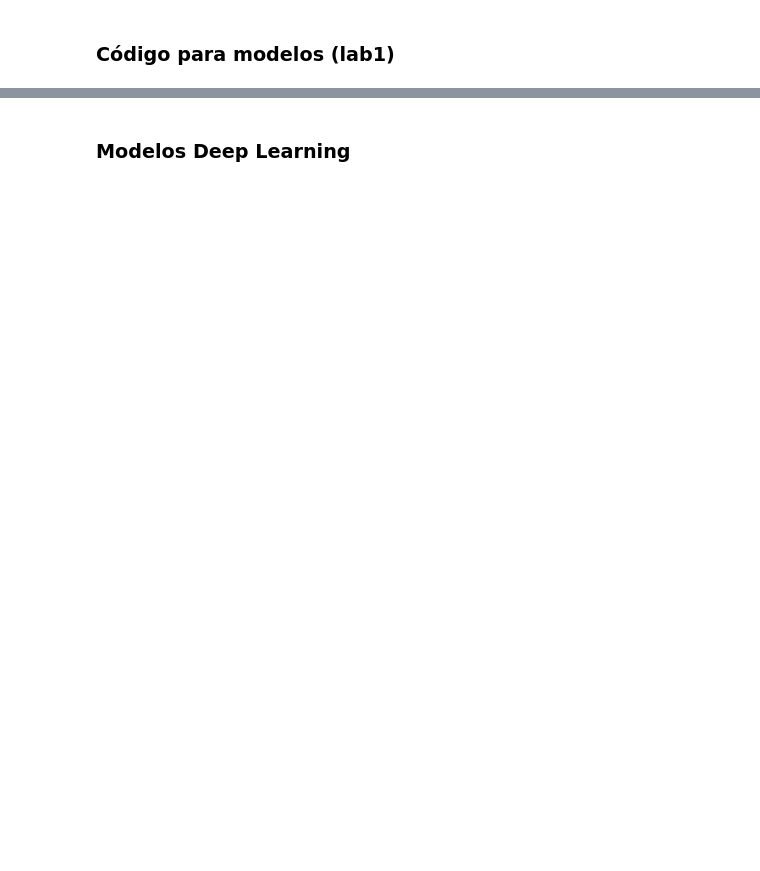
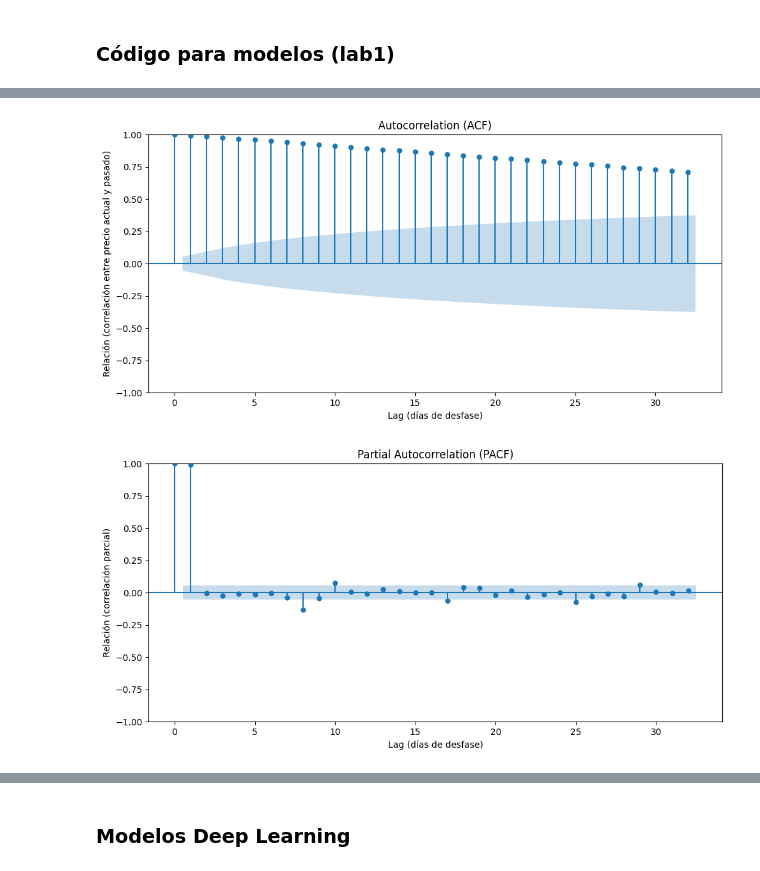
Before and after one commit to JosueSay/labs-ds, a Jupyter notebook: lab2/lab2.ipynb, the cells around one changed output, grey strips where cells are left out. Drawn from its saved outputs; the diff is of its cells as text; code cells hidden in the pictures; blank space fills up the shorter version.

```diff
--- a/lab2/lab2.ipynb
+++ b/lab2/lab2.ipynb
@@ -94,9 +136,44 @@ def decomposeSeries(series):
 # %%
-def plotAutocorrelations(series):
-    plot_acf(series)
+def plotAutocorrelations(series,
+                         title_acf="Autocorrelation (ACF)",
+                         title_pacf="Partial Autocorrelation (PACF)",
+                         figsize=(10,5),
+                         save=False,
+                         path_acf=None,
+                         path_pacf=None):
+
+    # Gráfico ACF
+    plt.figure(figsize=figsize)
+    ax_acf = plt.gca()
+    plot_acf(series, ax=ax_acf)
+    plt.title(title_acf)
+    plt.xlabel("Lag (días de desfase)")
+    plt.ylabel("Relación (correlación entre precio actual y pasado)")
     plt.tight_layout()
+    if save and path_acf:
+        plt.savefig(path_acf)
     plt.show()
-    plot_pacf(series)
+
+    # Gráfico PACF
+    plt.figure(figsize=figsize)
+    ax_pacf = plt.gca()
+    plot_pacf(series, ax=ax_pacf)
+    plt.title(title_pacf)
+    plt.xlabel("Lag (días de desfase)")
+    plt.ylabel("Relación (correlación parcial)")
     plt.tight_layout()
+    if save and path_pacf:
+        plt.savefig(path_pacf)
     plt.show()
+# %%
+if SHOW_RESULTS_LAB1:
+
+  df = getRangeSerie(serie=df_precios, initial_range="2022", column="regular", get_diff=False)
+
+  plotAutocorrelations(df, save=SAVE_IMAGES,
+                      path_acf=IMAGE_DIR + "/acf_regular.png",
+                      path_pacf=IMAGE_DIR + "/pacf_regular.png")
+# %% [output]
+[figure, added]
+[figure, added]
 # %%
```
Also changed, not shown: parts of 17 cells of this notebook, 5 other files.
